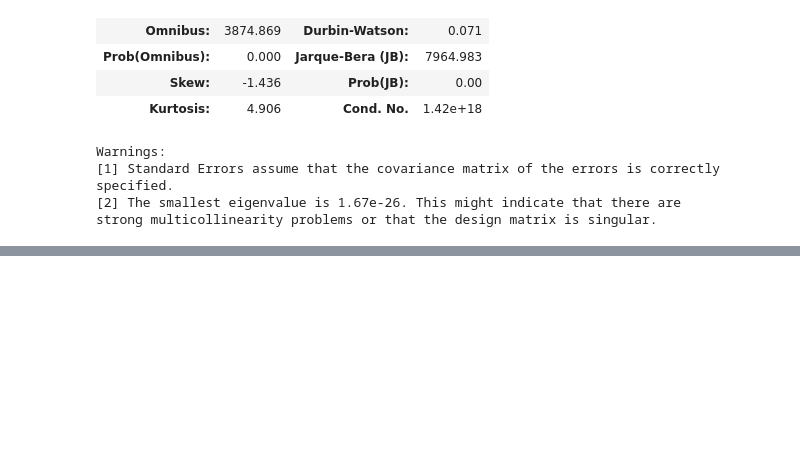
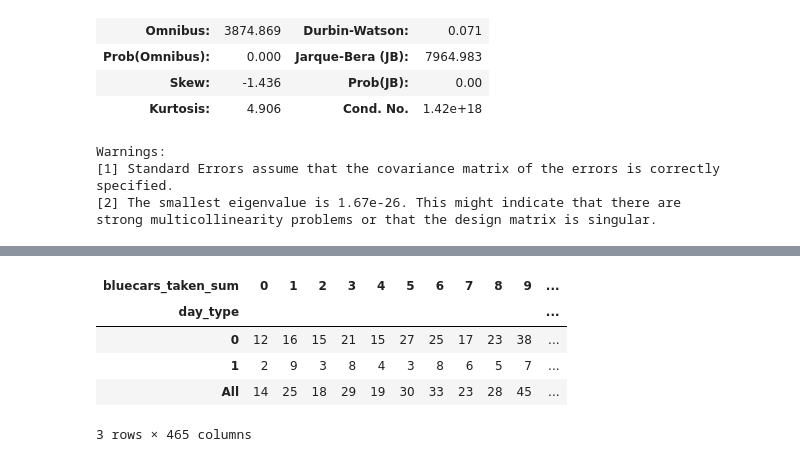
Before and after one commit to mwinzie/Autolib-Project-, a Jupyter notebook: Moringa_Data_Science_Core_W3_Independent_Project_Agnes_Mwinzi_DataScience.ipynb, the cells around one changed output, grey strips where cells are left out. Drawn from its saved outputs; the diff is of its cells as text; code cells hidden in the pictures; blank space fills up the shorter version.

```diff
--- a/Moringa_Data_Science_Core_W3_Independent_Project_Agnes_Mwinzi_DataScience.ipynb
+++ b/Moringa_Data_Science_Core_W3_Independent_Project_Agnes_Mwinzi_DataScience.ipynb
@@ -924,0 +938,15 @@ plt.show()
+# %%
+#formatting the data into a frequency count table by creating a contingency Table by using the pd.crosstab() function in pandas.
+contingency_table = pd.crosstab(
+    autosample['day_type'],
+    autosample['bluecars_taken_sum'],
+    margins = True
+)
+contingency_table.head()
+# %% [output]
+| bluecars_taken_sum | 0 | 1 | 2 | 3 | 4 | 5 | 6 | 7 | 8 | 9 | ... |
+| day_type |  |  |  |  |  |  |  |  |  |  | ... |
+| 0 | 12 | 16 | 15 | 21 | 15 | 27 | 25 | 17 | 23 | 38 | ... |
+| 1 | 2 | 9 | 3 | 8 | 4 | 3 | 8 | 6 | 5 | 7 | ... |
+| All | 14 | 25 | 18 | 29 | 19 | 30 | 33 | 23 | 28 | 45 | ... |
+3 rows × 465 columns
```
Also changed, not shown: parts of 38 cells of this notebook.
